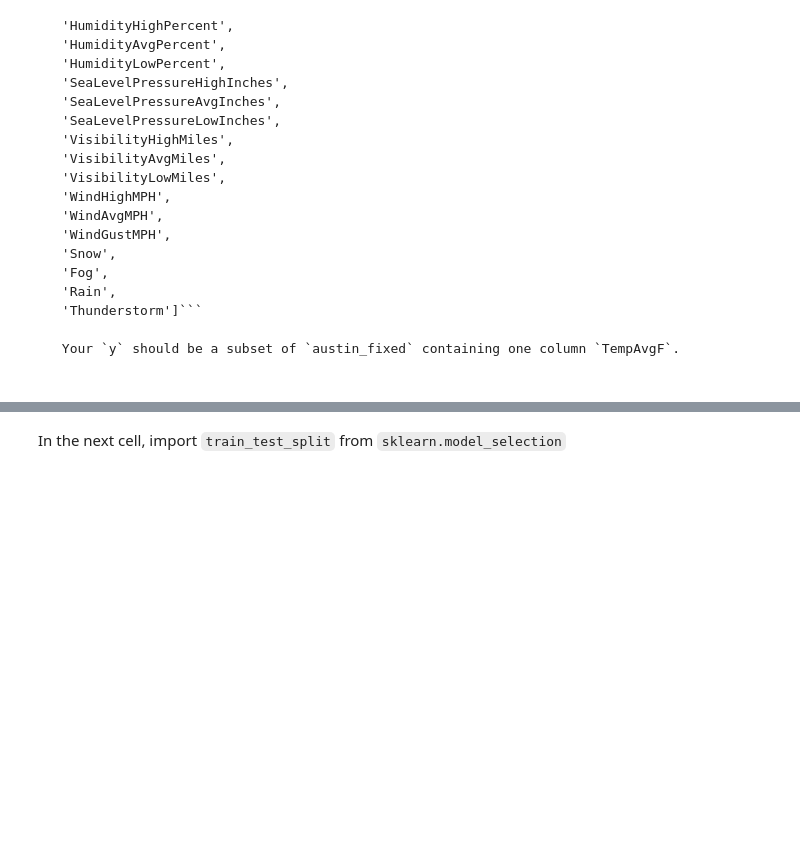
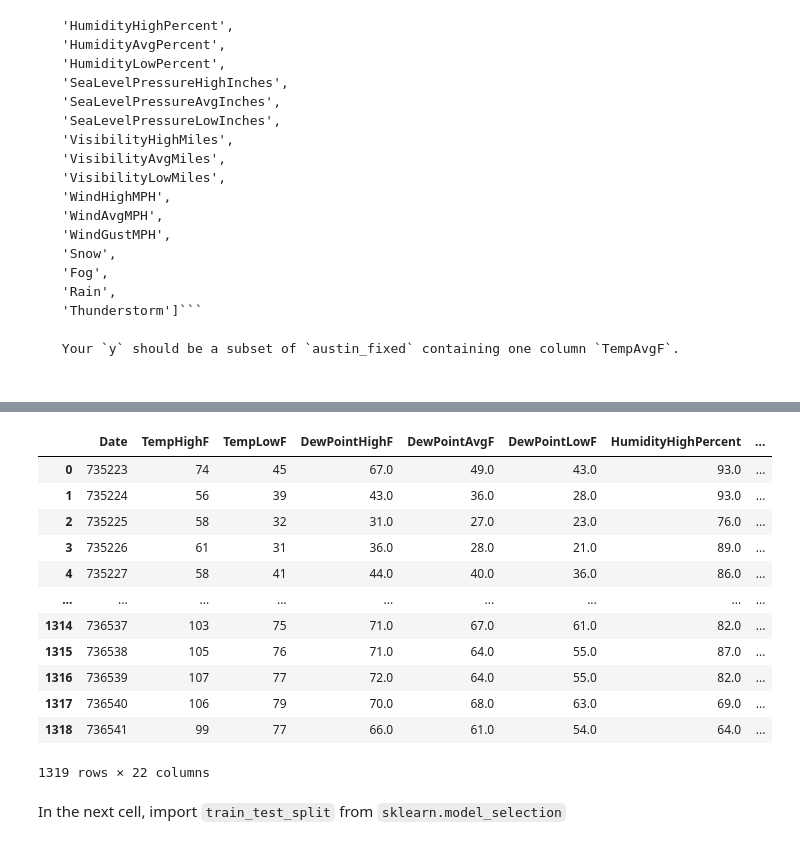
Before and after one commit to ta-data-remote/lab-intro-to-ml, a Jupyter notebook: your-code/main.ipynb, the cells around one changed output, grey strips where cells are left out. Saved outputs shown, nothing was run; the diff lists cells and outputs as text; code cells hidden in the pictures; blank space fills up the shorter version.

```diff
--- a/your-code/main.ipynb
+++ b/your-code/main.ipynb
@@ -324,2 +388,5 @@ You will check the *Events* column. If its string value contains `Rain`, then th
+# %%
+for event in event_list:
+    austin_fixed[event] = austin_fixed["Events"].str.contains(event).astype(int)
 # %% [markdown]
 #### Print out `austin_fixed` to check if the event columns are populated with the intended values
@@ -339,0 +405,2 @@ You will check the *Events* column. If its string value contains `Rain`, then th
+# %%
+austin_fixed.drop("Events", axis=1, inplace=True)
@@ -350,0 +426,6 @@ from datetime import datetime
+# %%
+
+from datetime import datetime
+
+#lso works if i just pass it to datetime variable and apply toordinal
+austin_fixed['Date'] = pd.to_datetime(austin_fixed['Date'])
@@ -350,0 +447,2 @@ from datetime import datetime
+# %%
+austin_fixed['Date'] = austin_fixed['Date'].apply(lambda x: x.toordinal())
@@ -402,2 +530,19 @@ In the next cell, assign the `TempAvgF` column to `y` and the remaining columns
+# %%
+X= austin_fixed.drop('TempAvgF', axis=1)
+X
+# %% [output]
+|  | Date | TempHighF | TempLowF | DewPointHighF | DewPointAvgF | DewPointLowF | HumidityHighPercent | ... |
+| 0 | 735223 | 74 | 45 | 67.0 | 49.0 | 43.0 | 93.0 | ... |
+| 1 | 735224 | 56 | 39 | 43.0 | 36.0 | 28.0 | 93.0 | ... |
+| 2 | 735225 | 58 | 32 | 31.0 | 27.0 | 23.0 | 76.0 | ... |
+| 3 | 735226 | 61 | 31 | 36.0 | 28.0 | 21.0 | 89.0 | ... |
+| 4 | 735227 | 58 | 41 | 44.0 | 40.0 | 36.0 | 86.0 | ... |
+| ... | ... | ... | ... | ... | ... | ... | ... | ... |
+| 1314 | 736537 | 103 | 75 | 71.0 | 67.0 | 61.0 | 82.0 | ... |
+| 1315 | 736538 | 105 | 76 | 71.0 | 64.0 | 55.0 | 87.0 | ... |
+| 1316 | 736539 | 107 | 77 | 72.0 | 64.0 | 55.0 | 82.0 | ... |
+| 1317 | 736540 | 106 | 79 | 70.0 | 68.0 | 63.0 | 69.0 | ... |
+| 1318 | 736541 | 99 | 77 | 66.0 | 61.0 | 54.0 | 64.0 | ... |
+1319 rows × 22 columns
 # %% [markdown]
 In the next cell, import `train_test_split` from `sklearn.model_selection`
```
Also changed, not shown: parts of 106 cells of this notebook.
